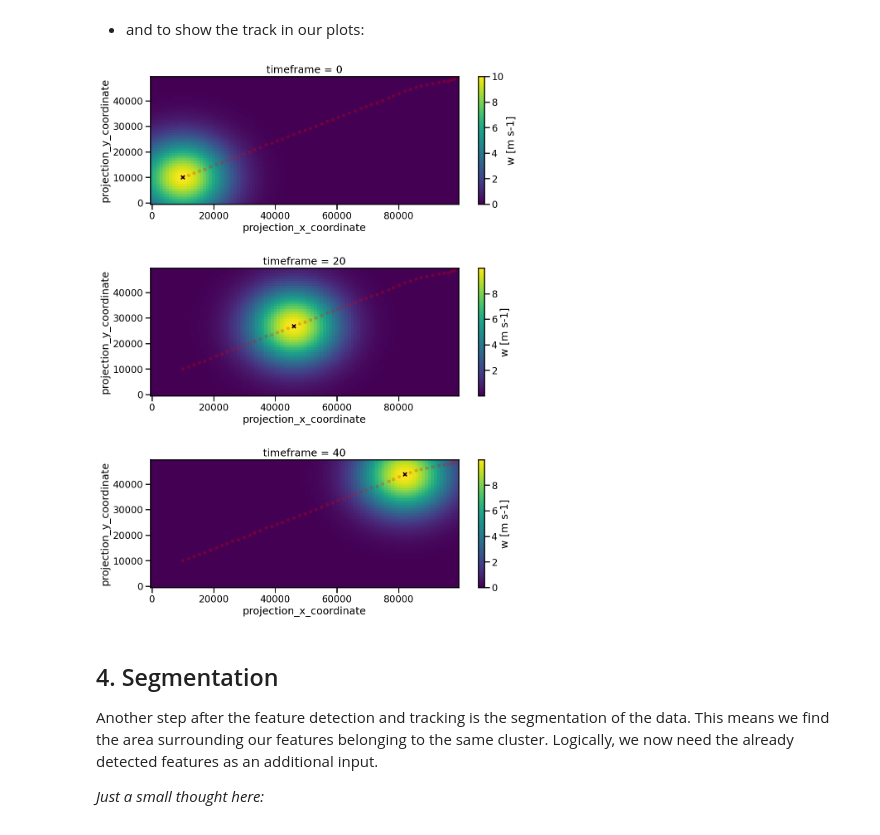
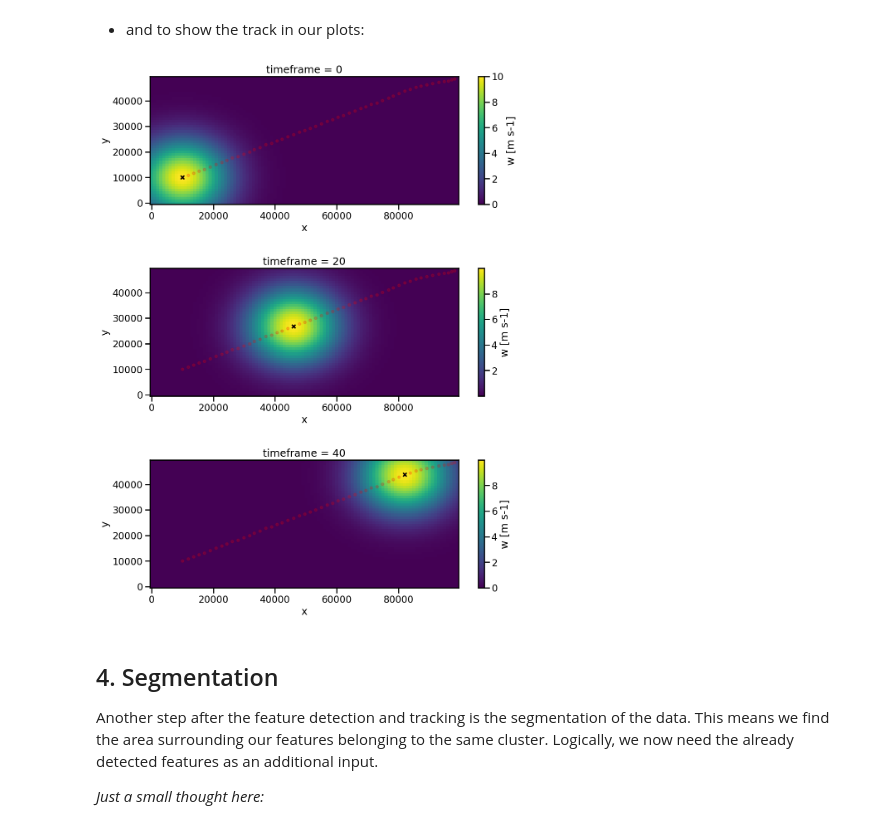
Before and after one commit to tobac-project/tobac, a Jupyter notebook: examples/Basics/Idealized-Case-1_Tracking-of-a-Test-Blob-in-2D.ipynb, the cells around one changed output. Cells and saved outputs as stored; diff of their text form; code cells hidden in the pictures.

```diff
--- a/examples/Basics/Idealized-Case-1_Tracking-of-a-Test-Blob-in-2D.ipynb
+++ b/examples/Basics/Idealized-Case-1_Tracking-of-a-Test-Blob-in-2D.ipynb
@@ -156,8 +156,8 @@ for i, itime in enumerate([0, 20, 40]):
     # plot the detected feature as black cross
     f = features.loc[[itime]]
     f.plot.scatter(
-        x="projection_x_coordinate",
-        y="projection_y_coordinate",
+        x="x",
+        y="y",
         s=40,
         ax=axs[i],
         color="black",
@@ -215,37 +215,37 @@ track = trajectories.where(track_mask).dropna()
 # %%
 fig, axs = plt.subplots(ncols=1, nrows=3, figsize=(12, 16), sharey=True)
 plt.subplots_adjust(hspace=0.5)
 # fig.tight_layout()
 
 
 for i, itime in enumerate([0, 20, 40]):
     # plot the 2D blob field in colors
     test_data.isel(time=itime).plot(ax=axs[i])
 
     # plot the track
     track.plot.scatter(
-        x="projection_x_coordinate",
-        y="projection_y_coordinate",
+        x="x",
+        y="y",
         ax=axs[i],
         color="red",
         marker="o",
         alpha=0.2,
     )
 
     # plot the detected feature as black cross
     f = features.loc[[itime]]
     f.plot.scatter(
-        x="projection_x_coordinate",
-        y="projection_y_coordinate",
+        x="x",
+        y="y",
         s=40,
         ax=axs[i],
         color="black",
         marker="x",
     )
 
     axs[i].set_title(f"timeframe = {itime}")
 # %% [output]
-[figure, old version]
+[figure, new version]
 # %% [markdown]
 ## 4. Segmentation
 
```
Also changed, not shown: parts of 5 cells of this notebook, 1 other file.
